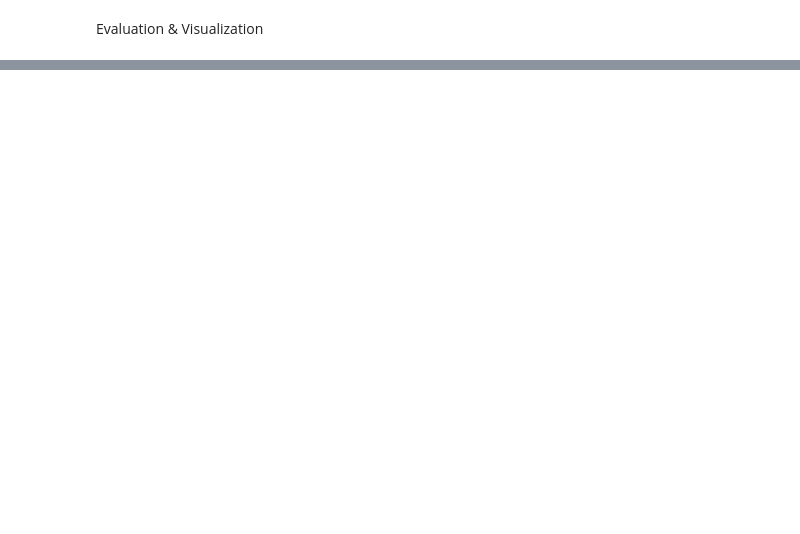
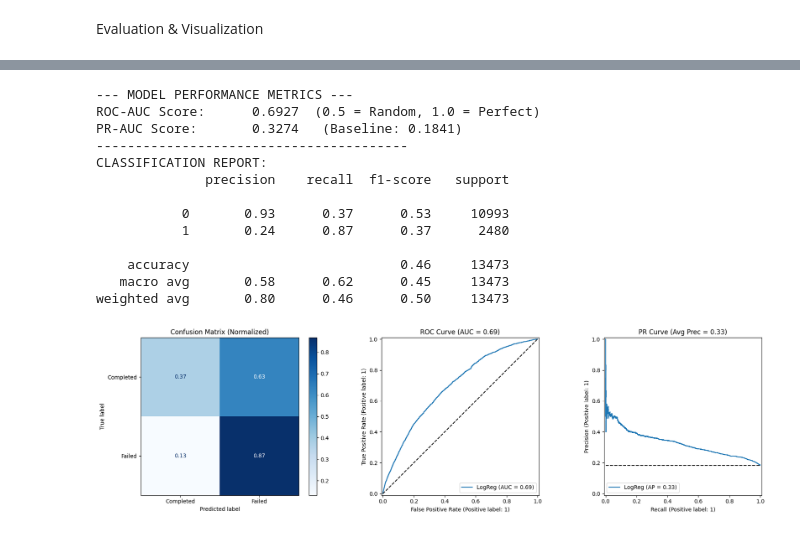
Before and after one commit to delaunan/clintrialpredict, a Jupyter notebook: notebooks/rui/baseline_model.ipynb, the cells around one changed output, grey strips where cells are left out. Drawn from its saved outputs; the diff is of its cells as text; code cells hidden in the pictures; blank space fills up the shorter version.

```diff
--- a/notebooks/rui/baseline_model.ipynb
+++ b/notebooks/rui/baseline_model.ipynb
@@ -261,0 +221,65 @@ print(f"    File Size: {os.path.getsize(model_path) / 1024:.2f} KB")
+# %%
+import matplotlib.pyplot as plt
+from sklearn.metrics import (
+    roc_auc_score,
+    average_precision_score,
+    classification_report,
+    ConfusionMatrixDisplay,
+    RocCurveDisplay,
+    PrecisionRecallDisplay)
+
+# 1. Get Predictions
+y_pred = model.predict(X_test)
+y_prob = model.predict_proba(X_test)[:, 1]
+
+# 2. Calculate Advanced Metrics
+roc_score = roc_auc_score(y_test, y_prob)
+pr_score = average_precision_score(y_test, y_prob)
+
+print(f"--- MODEL PERFORMANCE METRICS ---")
+print(f"ROC-AUC Score:      {roc_score:.4f}  (0.5 = Random, 1.0 = Perfect)")
+print(f"PR-AUC Score:       {pr_score:.4f}   (Baseline: {y_test.mean():.4f})")
+print("-" * 40)
+print("CLASSIFICATION REPORT:")
+print(classification_report(y_test, y_pred))
+
+# 3. Visualizations
+fig, ax = plt.subplots(1, 3, figsize=(18, 5))
+
+# A. Confusion Matrix (Normalized)
+ConfusionMatrixDisplay.from_predictions(
+    y_test, y_pred,
+    normalize='true',
+    cmap='Blues',
+    display_labels=['Completed', 'Failed'],
+    ax=ax[0]
+)
+ax[0].set_title("Confusion Matrix (Normalized)")
+
+# B. ROC Curve
+RocCurveDisplay.from_predictions(y_test, y_prob, ax=ax[1], name='LogReg')
+ax[1].set_title(f"ROC Curve (AUC = {roc_score:.2f})")
+ax[1].plot([0, 1], [0, 1], "k--", label="Chance")
+
+# C. Precision-Recall Curve
+PrecisionRecallDisplay.from_predictions(y_test, y_prob, ax=ax[2], name='LogReg')
+ax[2].set_title(f"PR Curve (Avg Prec = {pr_score:.2f})")
+ax[2].plot([0, 1], [y_test.mean(), y_test.mean()], "k--", label="Baseline")
+
+plt.tight_layout()
+plt.show()
+# %% [output]
+--- MODEL PERFORMANCE METRICS ---
+ROC-AUC Score:      0.6927  (0.5 = Random, 1.0 = Perfect)
+PR-AUC Score:       0.3274   (Baseline: 0.1841)
+----------------------------------------
+CLASSIFICATION REPORT:
+              precision    recall  f1-score   support
+
+           0       0.93      0.37      0.53     10993
+           1       0.24      0.87      0.37      2480
+
+    accuracy                           0.46     13473
+   macro avg       0.58      0.62      0.45     13473
+weighted avg       0.80      0.46      0.50     13473
+[figure, added]
```
Also changed, not shown: parts of 14 cells of this notebook, 1 other file.
